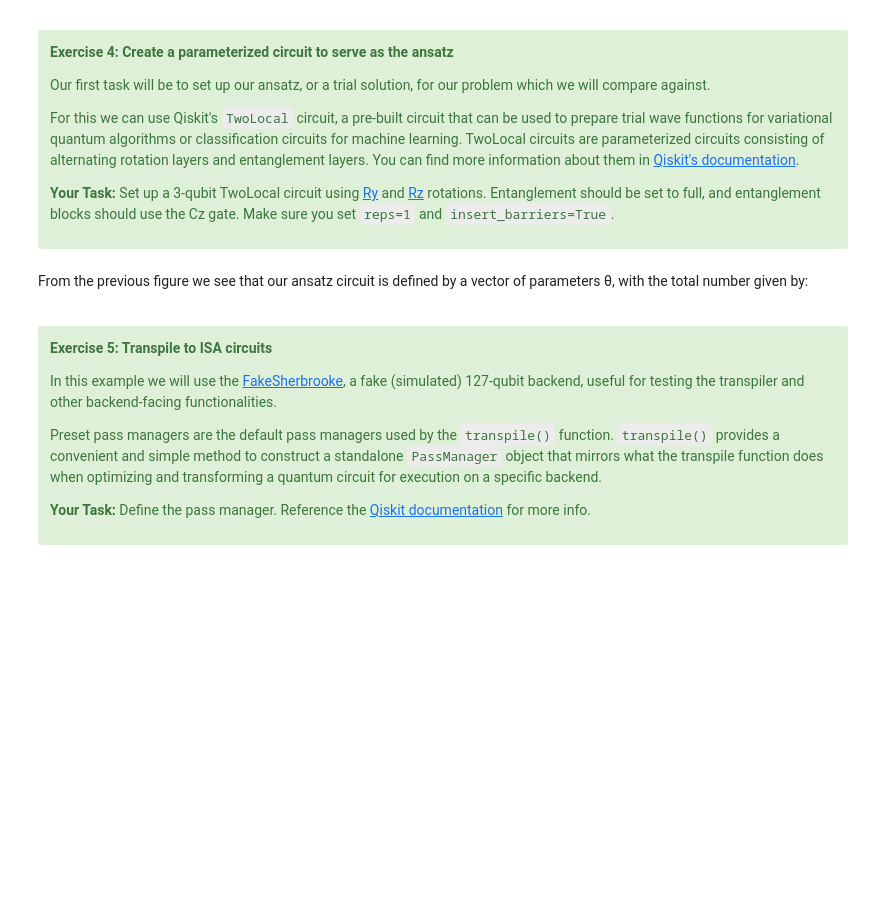
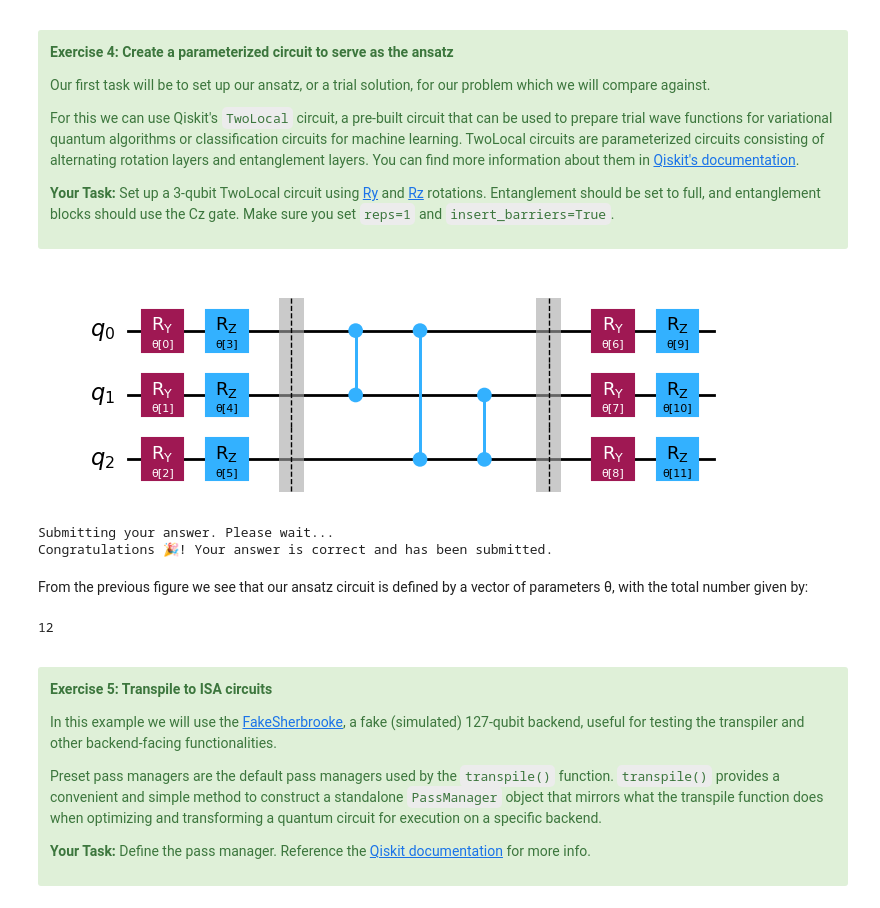
Before and after one commit to dedemilano/IBM-Quantum-Challenge, a Jupyter notebook: lab-1.ipynb, the cells around one changed output. Saved outputs shown, nothing was run; the diff lists cells and outputs as text; code cells hidden in the pictures; blank space fills up the shorter version.

```diff
--- a/lab-1.ipynb
+++ b/lab-1.ipynb
@@ -305,25 +313,32 @@ For this we can use Qiskit's `TwoLocal` circuit, a pre-built circuit that can be
 
 </div>
 # %%
-num_qubits = #Add your code here
-rotation_blocks = #Add your code here
-entanglement_blocks = #Add your code here
-entanglement = #Add your code here
+num_qubits = 3
+rotation_blocks = ['ry' , 'rz']
+entanglement_blocks = 'cz'
+entanglement = 'full'
 
-ansatz = #Add your code here
+ansatz = TwoLocal(num_qubits, rotation_blocks, entanglement_blocks, reps=1, entanglement=entanglement , insert_barriers=True)
 
 
 ### Don't change any code past this line ###
 ansatz.decompose().draw('mpl')
+# %% [output]
+[figure, added]
 # %%
 # Submit your answer using following code
 
 grade_lab1_ex4(num_qubits, rotation_blocks, entanglement_blocks, entanglement) # Expected result type: int, List[str], str, str
+# %% [output]
+Submitting your answer. Please wait...
+Congratulations 🎉! Your answer is correct and has been submitted.
 # %% [markdown]
 From the previous figure we see that our ansatz circuit is defined by a vector of parameters θ, with the total number given by:
 # %%
 num_params = ansatz.num_parameters
 num_params
+# %% [output]
+12
 # %% [markdown]
 <a id="exercise5"></a>
 <a name="exercise5"></a>
```
Also changed, not shown: parts of 17 cells of this notebook.
